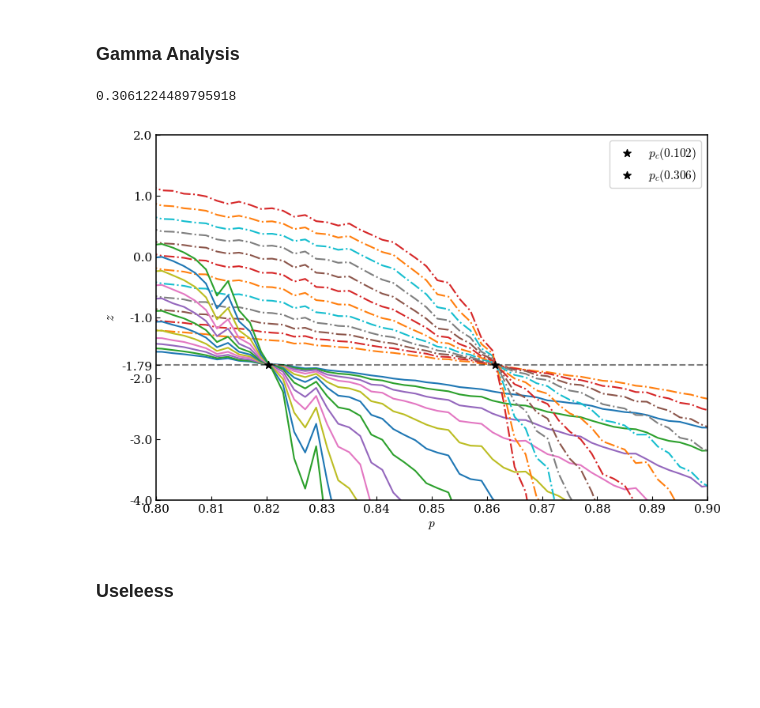
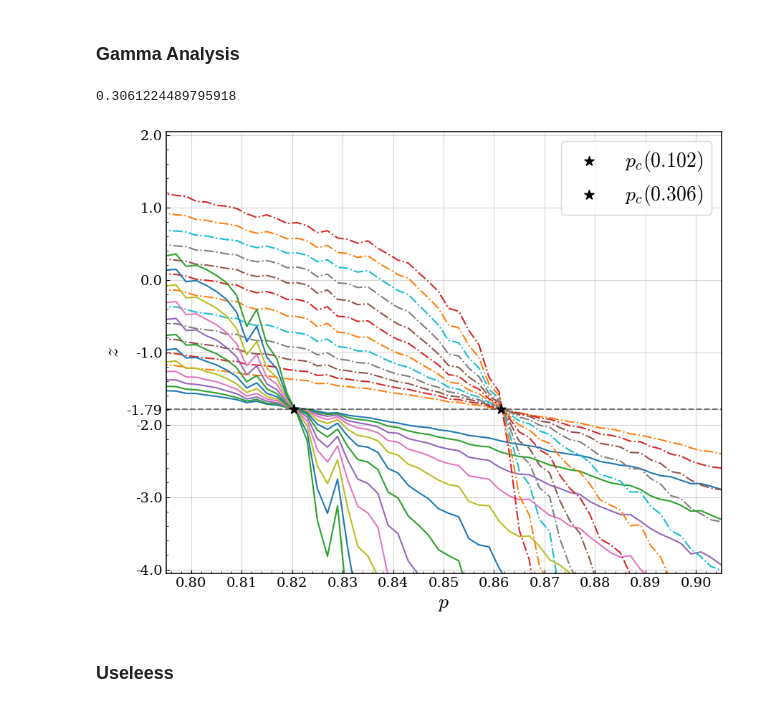
Before and after one commit to Sarkar-shreyas/PX402-RGCC, a Jupyter notebook: test_qshe.ipynb, the cells around one changed output. Saved outputs shown, nothing was run; the diff lists cells and outputs as text; code cells hidden in the pictures; blank space fills up the shorter version.

Commit message:
Final changes pre report submission

```diff
--- a/test_qshe.ipynb
+++ b/test_qshe.ipynb
@@ -1851,43 +1855,47 @@ for j in range(qs.size):
         zn = zdata[j, :, k, 0]
         system_size = 2**(k+1)
         gamma = zn / system_size
         # gamma = zn/2
         gammas[j, :, k] = gamma
 # Plot all gammas once
 savegamma = False
 gamma_start = 2
 gamma_end = 14
 # f = f"{plotdir}/Gamma/{gamma_start}to{gamma_end-1}"
 # os.makedirs(f, exist_ok = True)
 # for plotq in range(qs.size):
 # plot_gammas(25, numsteps, zdata[:, :, :, 0], gs, qs, f, gamma_start, gamma_end, savegamma)
-plt.figure(figsize=(9, 6))
-plt.xlabel(r"$p$")
-plt.ylabel(r"$z$", fontsize=12)
+plt.figure(figsize=(10, 8))
+plt.xlabel(r"$p$", fontsize=20)
+plt.ylabel(r"$z$", fontsize=20)
 plt.xlim((0.8, 0.9))
 plt.ylim((-4, 2))
 for i in range(gamma_start, gamma_end)[::1]:
     plt.plot(gs, zdata[10, :, i, 0])
     # plt.plot(gs, zdata[25, :, i, 0], linestyle = "--")
     plt.plot(gs, zdata[30, :, i, 0], linestyle="-.")
 # plt.axhline(-1.79)
 pc = fits[:, :-1]
 pcs = np.mean(pc, axis=1)
 # print(pcs)
 print(qgamma[30])
-plt.xticks(np.linspace(0.8, 0.90, 11))
-plt.yticks(list(np.linspace(-4, 2, 7))+[-1.79], [str(k) for k in list(np.round(np.linspace(-4, 2, 7), 3))]+[-1.79])
-plt.scatter(pcs[10]*0.999, -1.79, marker = "*", color="k", zorder=2, s=50, label=r"$p_c(0.102)$")
-plt.scatter(pcs[30], -1.79, marker="*", color="k", s=50, zorder=2, label=r"$p_c(0.306)$")
+plt.xticks(np.linspace(0.8, 0.90, 11), fontsize=14)
+plt.yticks(list(np.linspace(-4, 2, 7))+[-1.79], [str(k) for k in list(np.round(np.linspace(-4, 2, 7), 3))]+[-1.79], fontsize=14)
+plt.scatter(pcs[10]*0.999, -1.79, marker = "*", color="k", zorder=2, s=100, label=r"$p_c(0.102)$")
+plt.scatter(pcs[30], -1.79, marker="*", color="k", s=100, zorder=2, label=r"$p_c(0.306)$")
 # plt.scatter(pcs[10:40], np.array([-1.79]*30), marker="*", color="m", zorder=2)
 plt.axhline(-1.79, linestyle="--", color="k", alpha=0.5)
-plt.legend(loc="upper right")
-plt.savefig("./report/z_pc.pdf", dpi=150)
+plt.ylim((-4.05, 2.05))
+plt.xlim((0.795, 0.905))
+plt.grid(alpha=0.5)
+plt.minorticks_on()
+plt.legend(loc="upper right", fontsize=20)
+plt.savefig("./report/z_pc.pdf", dpi=150, bbox_inches="tight")
 plt.show()
 close_old_plots()
 # %% [output]
 0.3061224489795918
-[figure, old version]
+[figure, new version]
 # %% [markdown]
 ### Useleess
 # %%
```
Also changed, not shown: parts of 11 cells of this notebook, 6 other files.
